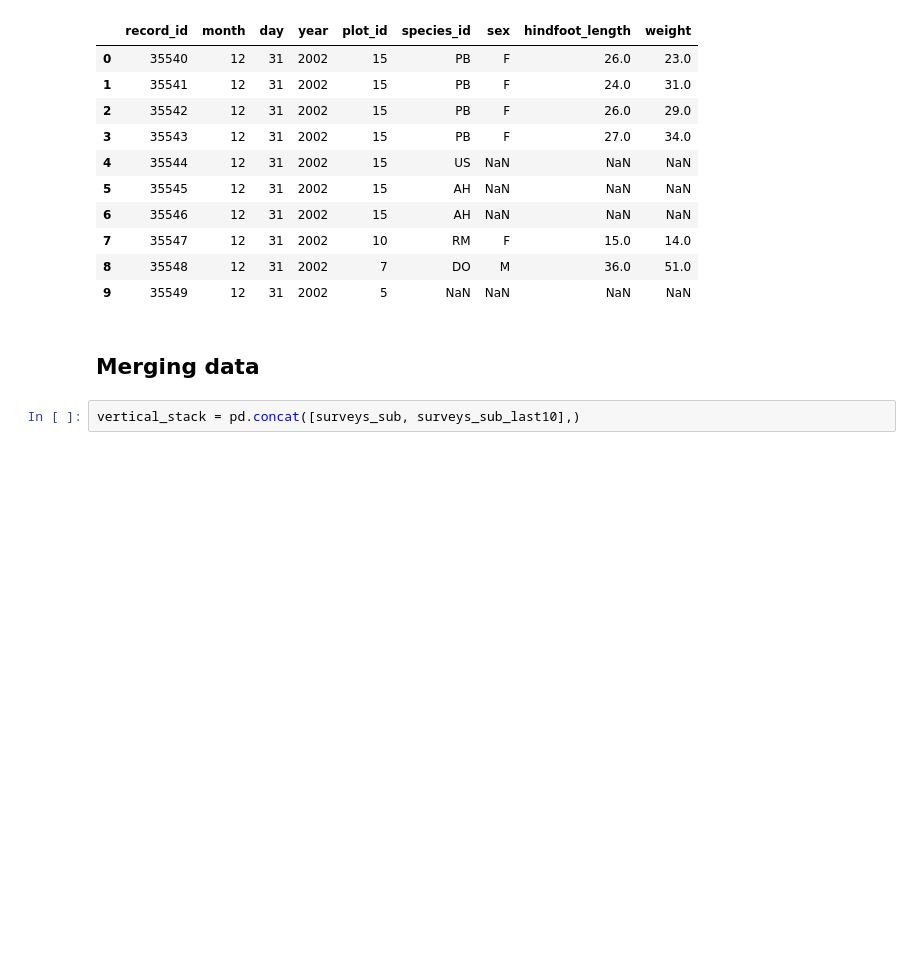
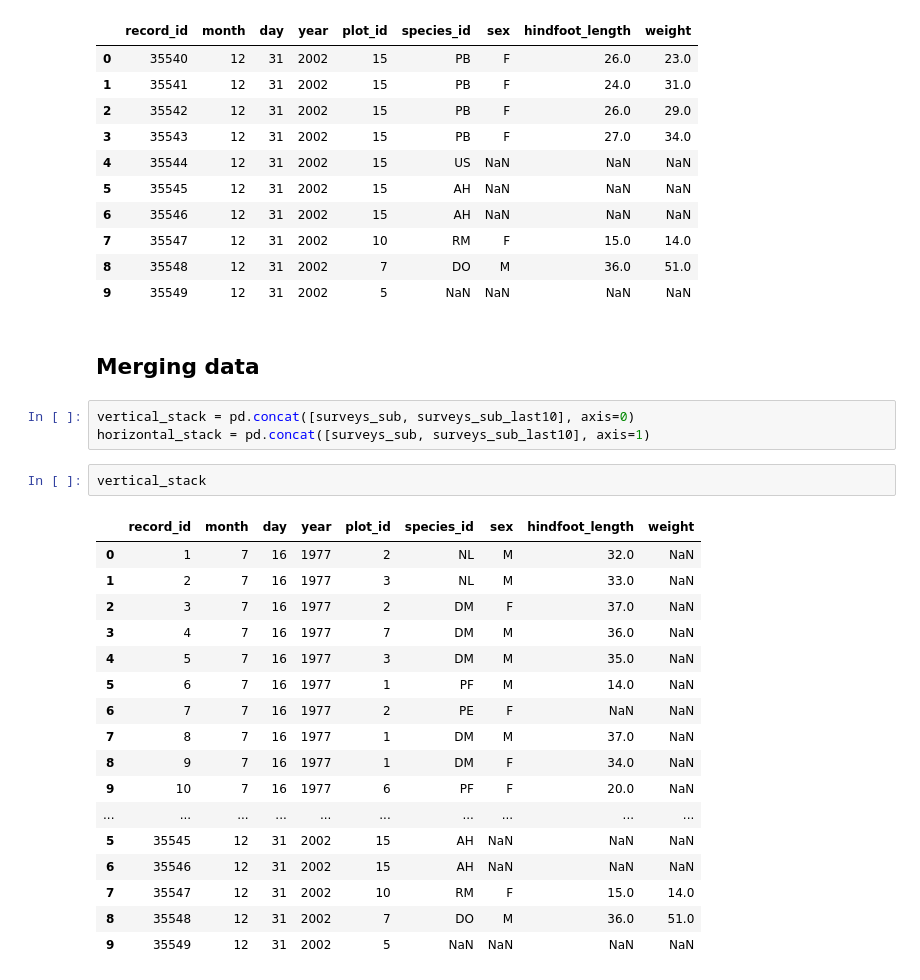
Before and after one commit to ubvu/2023-05-30-python, a Jupyter notebook: notebooks/CombiningDataframes.ipynb, the cells around one changed output. Cells and saved outputs as stored; diff of their text form; blank space fills up the shorter version.

```diff
--- a/notebooks/CombiningDataframes.ipynb
+++ b/notebooks/CombiningDataframes.ipynb
@@ -74,4 +74,25 @@ surveys_sub_last10
 # %% [markdown]
 ## Merging data
 # %%
-vertical_stack = pd.concat([surveys_sub, surveys_sub_last10],)
+vertical_stack = pd.concat([surveys_sub, surveys_sub_last10], axis=0)
+horizontal_stack = pd.concat([surveys_sub, surveys_sub_last10], axis=1)
+# %%
+vertical_stack
+# %% [output]
+|  | record_id | month | day | year | plot_id | species_id | sex | hindfoot_length | weight |
+| 0 | 1 | 7 | 16 | 1977 | 2 | NL | M | 32.0 | NaN |
+| 1 | 2 | 7 | 16 | 1977 | 3 | NL | M | 33.0 | NaN |
+| 2 | 3 | 7 | 16 | 1977 | 2 | DM | F | 37.0 | NaN |
+| 3 | 4 | 7 | 16 | 1977 | 7 | DM | M | 36.0 | NaN |
+| 4 | 5 | 7 | 16 | 1977 | 3 | DM | M | 35.0 | NaN |
+| 5 | 6 | 7 | 16 | 1977 | 1 | PF | M | 14.0 | NaN |
+| 6 | 7 | 7 | 16 | 1977 | 2 | PE | F | NaN | NaN |
+| 7 | 8 | 7 | 16 | 1977 | 1 | DM | M | 37.0 | NaN |
+| 8 | 9 | 7 | 16 | 1977 | 1 | DM | F | 34.0 | NaN |
+| 9 | 10 | 7 | 16 | 1977 | 6 | PF | F | 20.0 | NaN |
+| ... | ... | ... | ... | ... | ... | ... | ... | ... | ... |
+| 5 | 35545 | 12 | 31 | 2002 | 15 | AH | NaN | NaN | NaN |
+| 6 | 35546 | 12 | 31 | 2002 | 15 | AH | NaN | NaN | NaN |
+| 7 | 35547 | 12 | 31 | 2002 | 10 | RM | F | 15.0 | 14.0 |
+| 8 | 35548 | 12 | 31 | 2002 | 7 | DO | M | 36.0 | 51.0 |
+| 9 | 35549 | 12 | 31 | 2002 | 5 | NaN | NaN | NaN | NaN |
```
Also changed, not shown: parts of 1 cell of this notebook.
